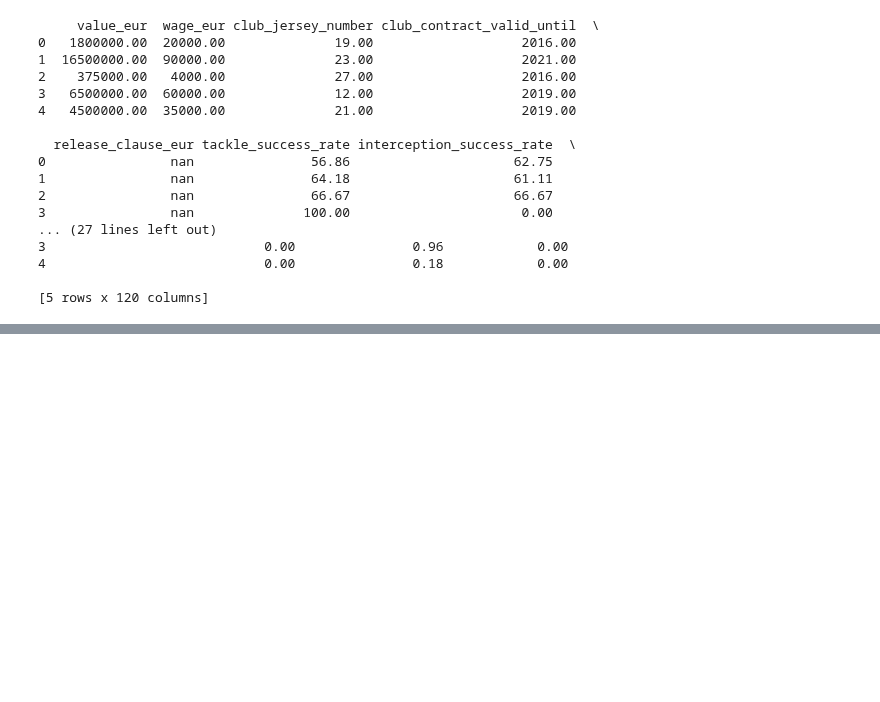
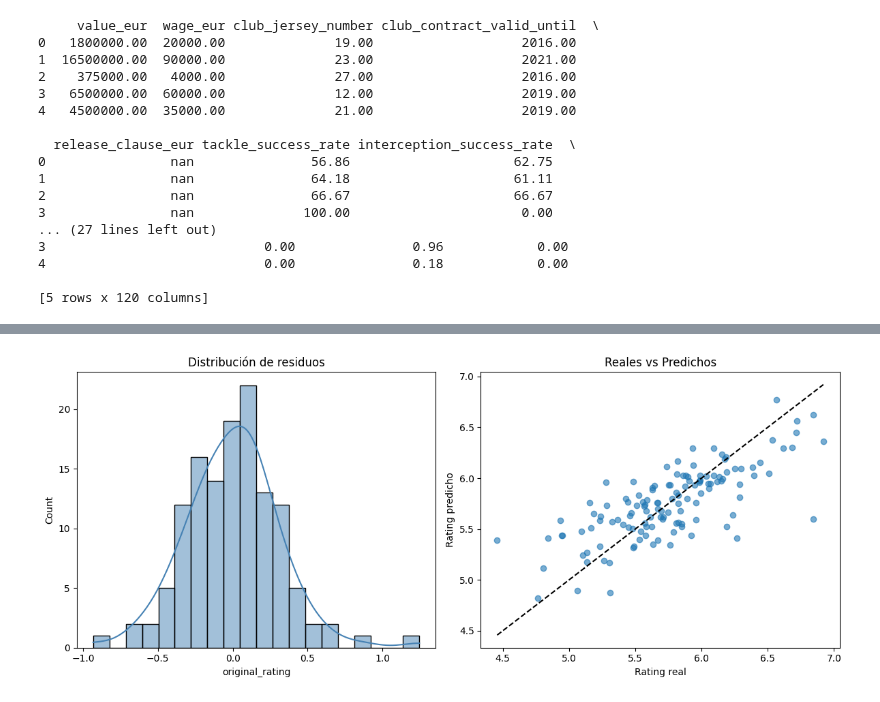
Before and after one commit to Germiprogramer/TFG-Agente-de-Scouting, a Jupyter notebook: post_estadisticas.ipynb, the cells around one changed output, grey strips where cells are left out. Saved outputs shown, nothing was run; the diff lists cells and outputs as text; code cells hidden in the pictures; blank space fills up the shorter version.

Commit message:
intento de ratings

```diff
--- a/post_estadisticas.ipynb
+++ b/post_estadisticas.ipynb
@@ -212,0 +213,2 @@ jugadores_total.to_csv("datos/datos_jugadores_v3/jugadores_total.csv")
+# %%
+df_ratings = pd.read_csv("datos/datos_jugadores_v3/jugadores_mundial.csv")
@@ -212,0 +231,3 @@ jugadores_total.to_csv("datos/datos_jugadores_v3/jugadores_total.csv")
+# %%
+jugadores_total.rename(columns={'posicion_mas_jugada': 'main_position'}, inplace=True)
+df_ratings.rename(columns={'posicion_mas_jugada': 'main_position'}, inplace=True)
@@ -212,0 +250,6 @@ jugadores_total.to_csv("datos/datos_jugadores_v3/jugadores_total.csv")
+# %%
+jugadores_total["minutes_played"] = pd.to_numeric(jugadores_total["minutes_played"], errors="coerce")
+jugadores_total["aerial_dominance_index_per90"] = pd.to_numeric(jugadores_total["aerial_dominance_index"], errors="coerce")
+
+df_ratings["minutes_played"] = pd.to_numeric(df_ratings["minutes_played"], errors="coerce")
+df_ratings["aerial_dominance_index_per90"] = pd.to_numeric(df_ratings["aerial_dominance_index"], errors="coerce")
@@ -212,0 +323,70 @@ jugadores_total.to_csv("datos/datos_jugadores_v3/jugadores_total.csv")
+# %%
+from sklearn.linear_model import LinearRegression
+from sklearn.metrics import r2_score, mean_absolute_error, mean_squared_error
+from sklearn.preprocessing import StandardScaler
+from sklearn.impute import SimpleImputer
+import matplotlib.pyplot as plt
+import seaborn as sns
+import numpy as np
+
+# Definir métricas relevantes para porteros
+variables_portero = [
+    "saves_per90",
+    "save_percentage",
+    "psxg_minus_goals_conceded_per90",
+    "keeper_sweeper_per90",
+    "penalty_save_percentage",
+    "aerial_dominance_index_per90"
+]
+
+# Filtrar df_ratings solo para porteros (por partido)
+df_porteros = df_ratings[df_ratings["main_position"] == "Goalkeeper"]
+
+# Eliminar partidos sin alguna métrica
+df_porteros = df_porteros[["original_rating"] + variables_portero].dropna()
+
+# Imputar faltantes si los hubiera
+imputer = SimpleImputer(strategy="mean")
+X = imputer.fit_transform(df_porteros[variables_portero])
+y = df_porteros["original_rating"]
+
+# Escalado
+scaler = StandardScaler()
+X_scaled = scaler.fit_transform(X)
+
+# Modelo
+modelo = LinearRegression()
+modelo.fit(X_scaled, y)
+y_pred = modelo.predict(X_scaled)
+
+# Métricas de evaluación
+r2 = r2_score(y, y_pred)
+mae = mean_absolute_error(y, y_pred)
+mse = mean_squared_error(y, y_pred)
+mape = np.mean(np.abs((y - y_pred) / y)) * 100
+
+print(f"📊 R2 Score (porteros por partido): {r2:.4f}")
+print(f"📉 MAE: {mae:.4f}")
+print(f"📉 MSE: {mse:.4f}")
+print(f"📉 MAPE: {mape:.2f}%")
+
+# Visualización
+residuos = y - y_pred
+plt.figure(figsize=(12, 5))
+
+# Distribución de errores
+plt.subplot(1, 2, 1)
+sns.histplot(residuos, kde=True, bins=20, color="steelblue")
+plt.title("Distribución de residuos")
+
+# Reales vs Predichos
+plt.subplot(1, 2, 2)
+plt.scatter(y, y_pred, alpha=0.6)
+plt.plot([y.min(), y.max()], [y.min(), y.max()], "k--")
+plt.xlabel("Rating real")
+plt.ylabel("Rating predicho")
+plt.title("Reales vs Predichos")
+
+plt.tight_layout()
+plt.show()
+# %% [output]
@@ -212,0 +397 @@ jugadores_total.to_csv("datos/datos_jugadores_v3/jugadores_total.csv")
+[figure, added]
```
Also changed, not shown: parts of 14 cells of this notebook.
